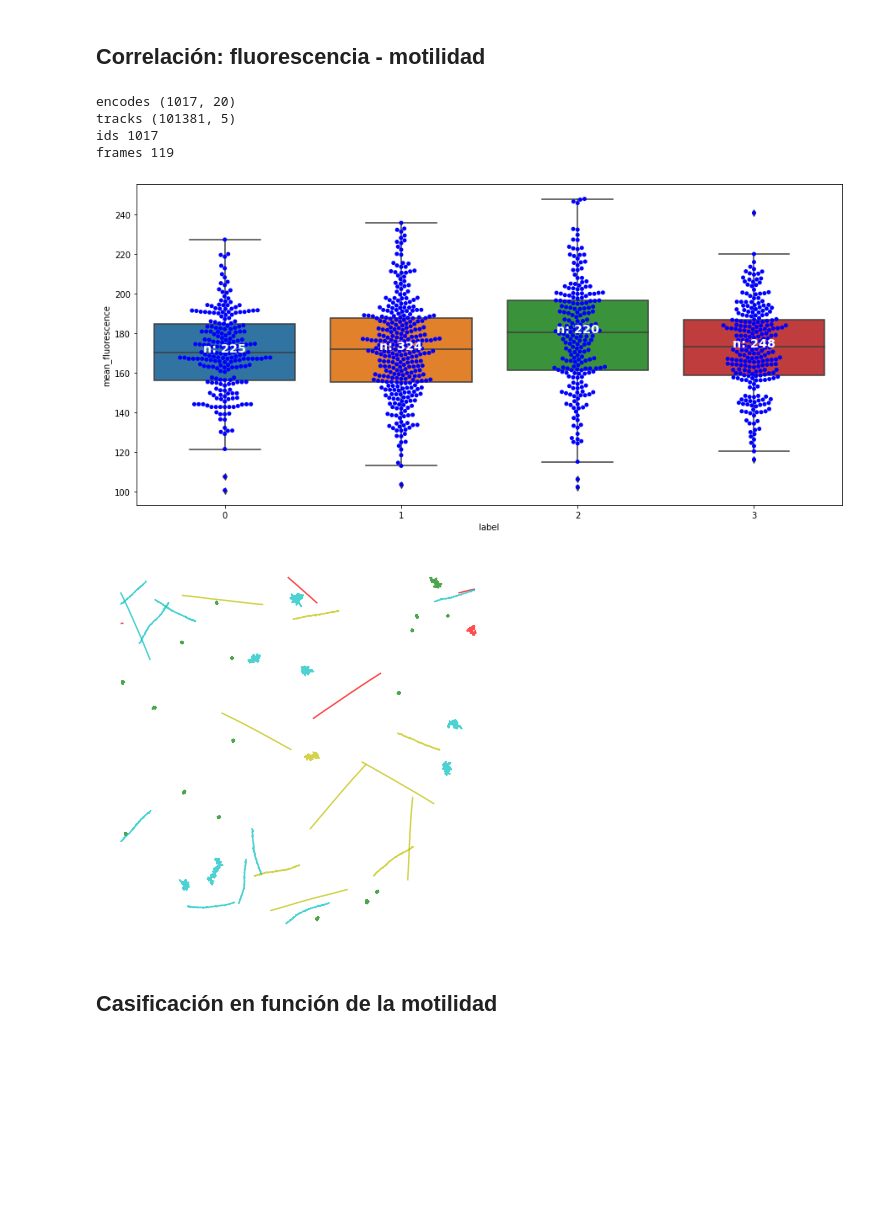
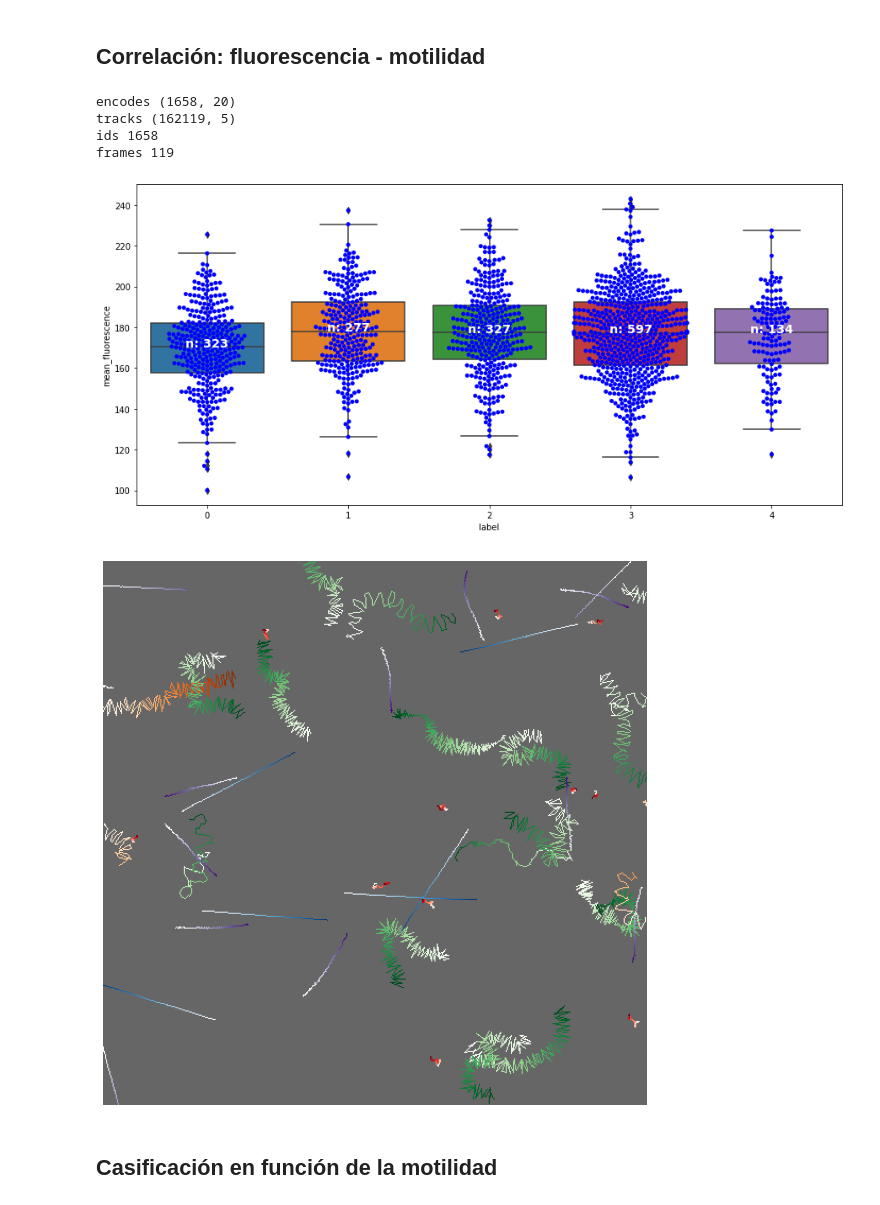
Before and after one commit to MarianoFernandez0/Proyecto-, a Jupyter notebook: development/clustering/cluster_trajectories_simulated_30Hz.ipynb, the cells around one changed output. Drawn from its saved outputs; the diff is of its cells as text; code cells hidden in the pictures; blank space fills up the shorter version.

```diff
--- a/development/clustering/cluster_trajectories_simulated_30Hz.ipynb
+++ b/development/clustering/cluster_trajectories_simulated_30Hz.ipynb
@@ -18,8 +25,12 @@ print('tracks', tracks.shape)
 print('ids', len(ids))
 print('frames', len(frames))
 
-km = KMeans(n_clusters=4)
-km.fit(encodes)
+scaler = StandardScaler()
+encodes_scaled = scaler.fit_transform(encodes)
+
+km = KMeans(n_clusters=5)
+# km.fit(encodes)
+km.fit(encodes_scaled)
 
 tracks_info = pd.DataFrame(columns=['id', 'label', 'mean_fluorescence'])
 tracks_info['id'] = ids
@@ -45,22 +56,32 @@ for tick,label in zip(pos,ax.get_xticklabels()):
 ax = sns.swarmplot(x='label', y='mean_fluorescence', data=tracks_info, color="blue")
 plt.show()
 # %% [output]
-encodes (1017, 20)
-tracks (101381, 5)
-ids 1017
+encodes (1658, 20)
+tracks (162119, 5)
+ids 1658
 frames 119
-[figure, old version]
+[figure, new version]
 # %%
-plt.figure(figsize=(7,7))
-colors = ['r', 'c', 'g', 'y']
+plt.figure(figsize=(10,10))
+# colors = ['r', 'c', 'g', 'y']
+color_maps = ['Reds', 'Blues', 'Greens', 'Purples', 'Oranges']
 random_ids = np.random.choice(ids, size=50, replace=False)
+img = np.ones((512,512,3))*0.4
 for random_id in random_ids:
     label = tracks_info[tracks_info['id'] == random_id]['label'].to_numpy()[0]
     track = tracks[tracks[:, 0] == random_id]
-    plt.plot(track[:, 1], track[:, 2], c=colors[label], alpha=0.7)
+    cmap = plt.get_cmap(color_maps[label])
+    for i, frame in enumerate(track[:, 4][:-1]):
+        coords = track[track[:, 4] == frame][0][1:3]
+        next_coords = track[track[:, 4] == frame+1][0][1:3]
+        color = cmap(i/len(frames))
+        color = colors.to_rgb(color)
+        cv2.line(img, tuple(coords.astype(int)), tuple(next_coords.astype(int)), color=color)
+#     plt.plot(track[:, 1], track[:, 2], c=colors[label], alpha=0.7)
+plt.imshow(img)
 plt.axis('off')
 plt.show()
 # %% [output]
-[figure, old version]
+[figure, new version]
 # %% [markdown]
 ## Casificación en función de la motilidad
```
Also changed, not shown: parts of 21 cells of this notebook, 3 other files.
